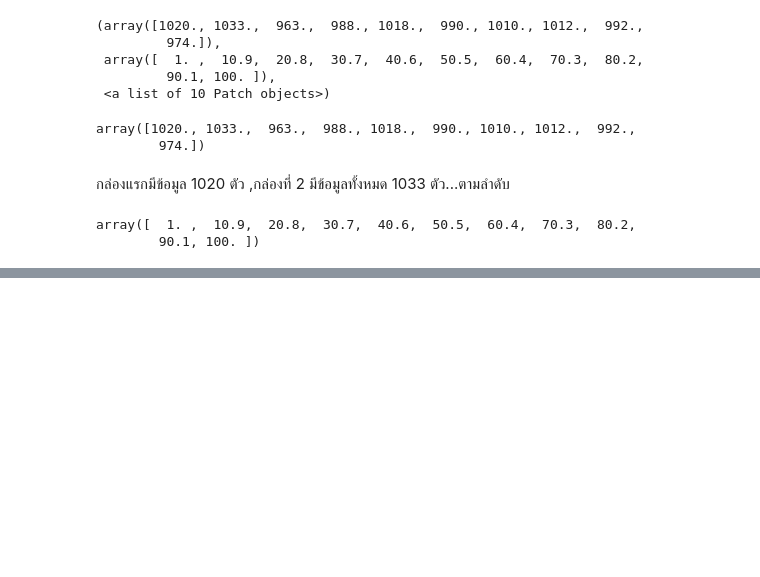
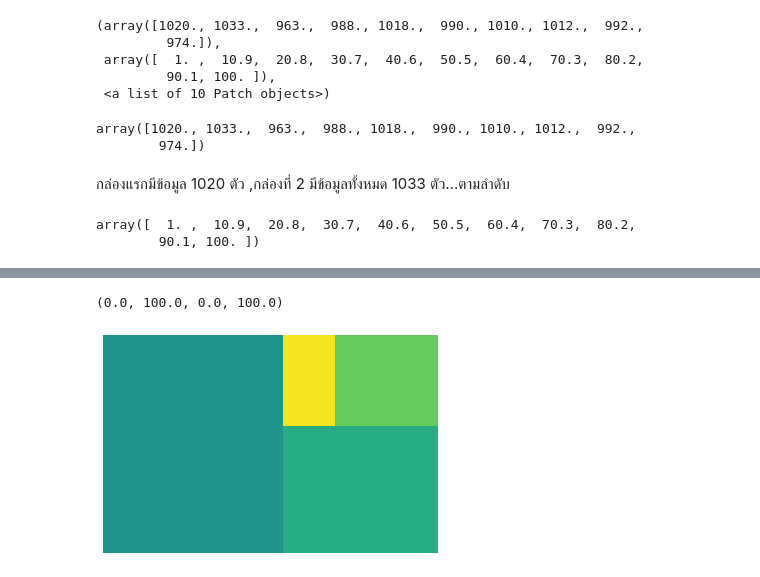
Before and after one commit to 623021000-1thaksina/data_viz_2022, a Jupyter notebook: DataViz04_Data_Comparison.ipynb, the cells around one changed output, grey strips where cells are left out. Cells and saved outputs as stored; diff of their text form; code cells hidden in the pictures; blank space fills up the shorter version.

```diff
--- a/DataViz04_Data_Comparison.ipynb
+++ b/DataViz04_Data_Comparison.ipynb
@@ -356,0 +369,8 @@ array([  1. ,  10.9,  20.8,  30.7,  40.6,  50.5,  60.4,  70.3,  80.2,
+# %%
+data = [500, 250, 60, 120]
+# %%
+squarify.plot(data)
+plt.axis('off')
+# %% [output]
+(0.0, 100.0, 0.0, 100.0)
+[figure, added]
```
Also changed, not shown: parts of 16 cells of this notebook.
